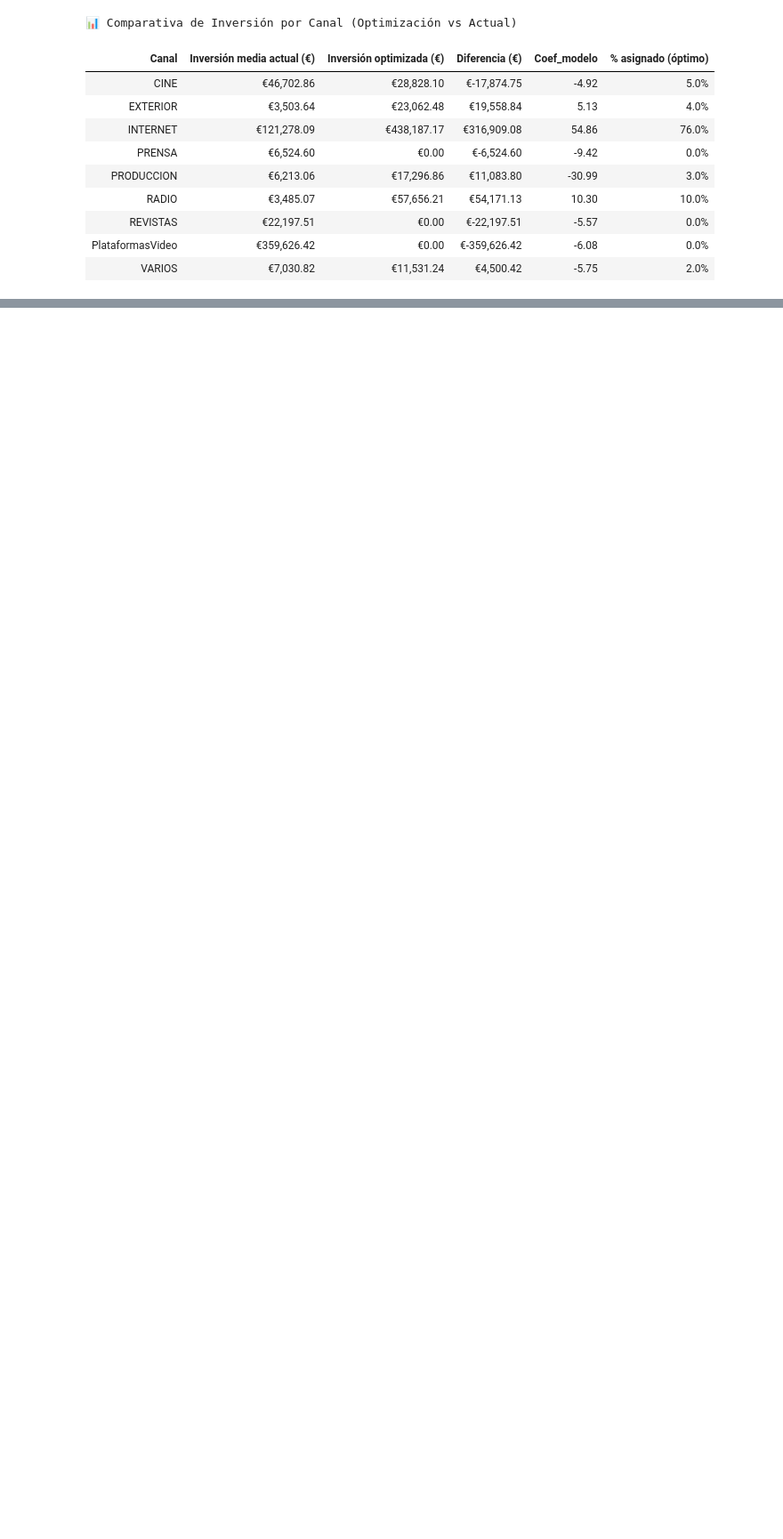
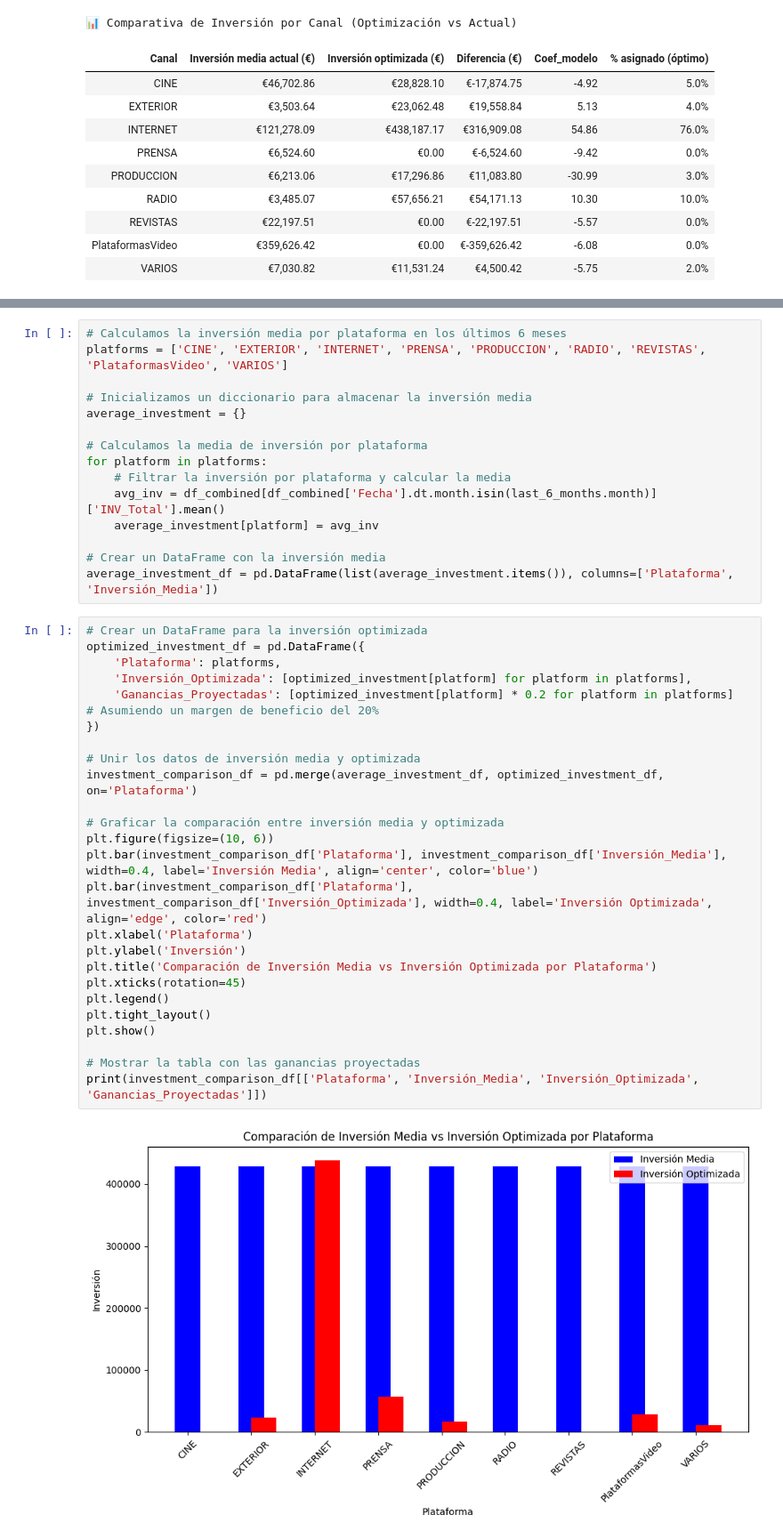
Before and after one commit to seerraa16/Caso02.-Modelo-de-Atribuci-n, a Jupyter notebook: Modelo_Atribucion.ipynb, the cells around one changed output, grey strips where cells are left out. Shown at 89% size. Cells and saved outputs as stored; diff of their text form; blank space fills up the shorter version.

```diff
--- a/Modelo_Atribucion.ipynb
+++ b/Modelo_Atribucion.ipynb
@@ -541,0 +709,42 @@ tabla_estilo
+# %%
+# Calculamos la inversión media por plataforma en los últimos 6 meses
+platforms = ['CINE', 'EXTERIOR', 'INTERNET', 'PRENSA', 'PRODUCCION', 'RADIO', 'REVISTAS', 'PlataformasVideo', 'VARIOS']
+
+# Inicializamos un diccionario para almacenar la inversión media
+average_investment = {}
+
+# Calculamos la media de inversión por plataforma
+for platform in platforms:
+    # Filtrar la inversión por plataforma y calcular la media
+    avg_inv = df_combined[df_combined['Fecha'].dt.month.isin(last_6_months.month)]['INV_Total'].mean()
+    average_investment[platform] = avg_inv
+
+# Crear un DataFrame con la inversión media
+average_investment_df = pd.DataFrame(list(average_investment.items()), columns=['Plataforma', 'Inversión_Media'])
+# %%
+# Crear un DataFrame para la inversión optimizada
+optimized_investment_df = pd.DataFrame({
+    'Plataforma': platforms,
+    'Inversión_Optimizada': [optimized_investment[platform] for platform in platforms],
+    'Ganancias_Proyectadas': [optimized_investment[platform] * 0.2 for platform in platforms]  # Asumiendo un margen de beneficio del 20%
+})
+
+# Unir los datos de inversión media y optimizada
+investment_comparison_df = pd.merge(average_investment_df, optimized_investment_df, on='Plataforma')
+
+# Graficar la comparación entre inversión media y optimizada
+plt.figure(figsize=(10, 6))
+plt.bar(investment_comparison_df['Plataforma'], investment_comparison_df['Inversión_Media'], width=0.4, label='Inversión Media', align='center', color='blue')
+plt.bar(investment_comparison_df['Plataforma'], investment_comparison_df['Inversión_Optimizada'], width=0.4, label='Inversión Optimizada', align='edge', color='red')
+plt.xlabel('Plataforma')
+plt.ylabel('Inversión')
+plt.title('Comparación de Inversión Media vs Inversión Optimizada por Plataforma')
+plt.xticks(rotation=45)
+plt.legend()
+plt.tight_layout()
+plt.show()
+
+# Mostrar la tabla con las ganancias proyectadas
+print(investment_comparison_df[['Plataforma', 'Inversión_Media', 'Inversión_Optimizada', 'Ganancias_Proyectadas']])
+# %% [output]
+[figure, added]
```
Also changed, not shown: parts of 14 cells of this notebook.
